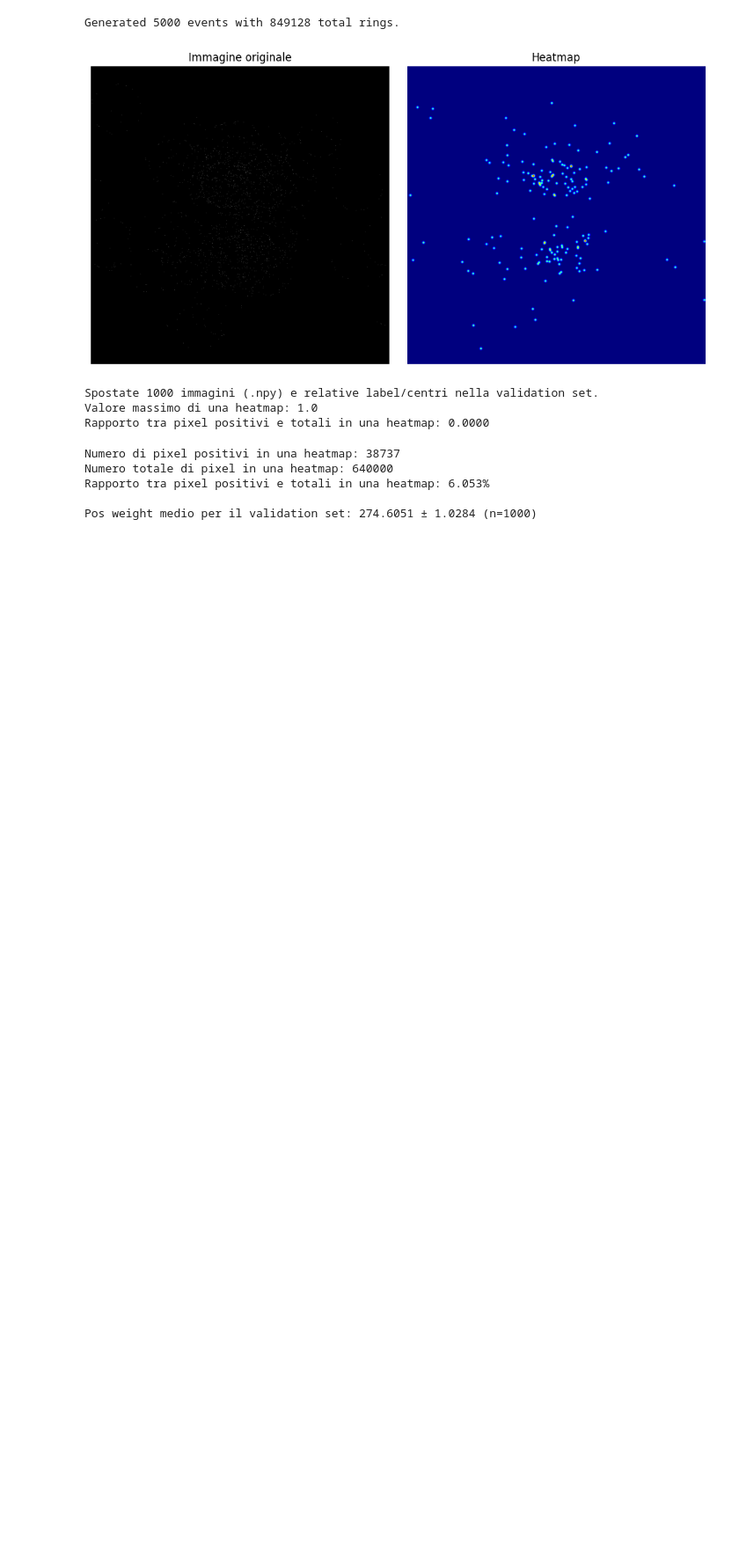
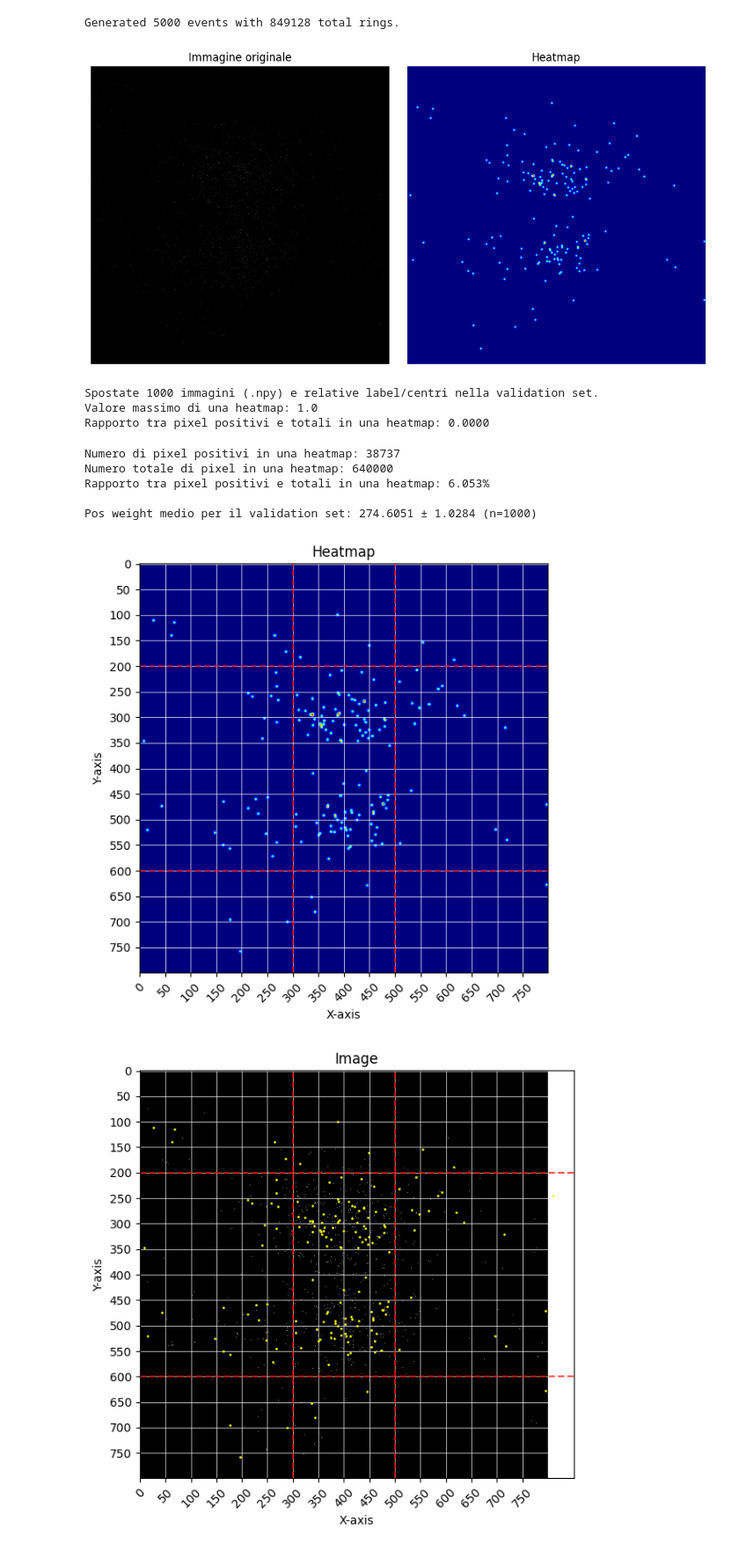
Before and after one commit to DanieleGhezzi25/A-Machine-Learning-Approach-for-Particle-Tracking-in-RICH-Detectors, a Jupyter notebook: UNet/Dataset_Generator.ipynb, the cells around one changed output. Shown at 88% size. Cells and saved outputs as stored; diff of their text form; code cells hidden in the pictures; blank space fills up the shorter version.

```diff
--- a/UNet/Dataset_Generator.ipynb
+++ b/UNet/Dataset_Generator.ipynb
@@ -525,6 +525,63 @@ Numero totale di pixel in una heatmap: 640000
 Rapporto tra pixel positivi e totali in una heatmap: 6.053%
 
 Pos weight medio per il validation set: 274.6051 ± 1.0284 (n=1000)
+# %%
+# printa una heatmap con griglia
+import matplotlib.pyplot as plt
+import numpy as np
+import os
+
+directory = r'/user/gr1/delphi/dghezzi/UNet/UNet_dataset/4000_1000_160_180_npy'
+
+heatmap_path=os.path.join(directory, "labels", "train", "event_1.npy")
+heatmap = np.load(heatmap_path)
+plt.figure(figsize=(6, 6))
+plt.imshow(heatmap, cmap='jet', interpolation='nearest')
+plt.title('Heatmap')
+plt.xlabel('X-axis')
+plt.ylabel('Y-axis')
+plt.grid(True, which='both', color='white', linestyle='-', linewidth=0.5)
+plt.xticks(np.arange(0, heatmap.shape[1], step=50), rotation=45)
+plt.yticks(np.arange(0, heatmap.shape[0], step=50))
+plt.tight_layout()
+
+plt.axvline(x=300, color='red', linestyle='--', alpha=0.7)
+plt.axvline(x=500, color='red', linestyle='--', alpha=0.7)
+plt.axhline(y=200, color='red', linestyle='--', alpha=0.7)
+plt.axhline(y=600, color='red', linestyle='--', alpha=0.7)
+
+plt.show()
+
+# fai lo stesso per l'immagine e mettici sopra i punti dei keypoint ground truth
+image_path=os.path.join(directory, "images", "train", "event_1.npy")
+image = np.load(image_path)
+plt.figure(figsize=(6, 6))
+plt.imshow(image, cmap='gray', interpolation='nearest')
+plt.title('Image')
+plt.xlabel('X-axis')
+plt.ylabel('Y-axis')
+plt.grid(True, which='both', color='white', linestyle='-', linewidth=0.5)
+plt.xticks(np.arange(0, image.shape[1], step=50), rotation=45)
+plt.yticks(np.arange(0, image.shape[0], step=50))
+plt.tight_layout()
+
+plt.axvline(x=300, color='red', linestyle='--', alpha=0.7)
+plt.axvline(x=500, color='red', linestyle='--', alpha=0.7)
+plt.axhline(y=200, color='red', linestyle='--', alpha=0.7)
+plt.axhline(y=600, color='red', linestyle='--', alpha=0.7)
+
+# Aggiungi i punti dei keypoint ground truth
+keypoints_path = os.path.join(directory, "centers", 'train', "event_1_centers.csv")
+
+from UNet import load_keypoints_from_csv
+keypoints = load_keypoints_from_csv(keypoints_path)
+for i in range(len(keypoints)):
+    plt.plot(keypoints[i][0], keypoints[i][1], 'yellow', marker='.', markersize=2)
+
+plt.show()
+# %% [output]
+[figure, added]
+[figure, added]
 # %%
 import torch.cuda
 torch.cuda.empty_cache()
```
Also changed, not shown: parts of 2 cells of this notebook, 8 other files.
